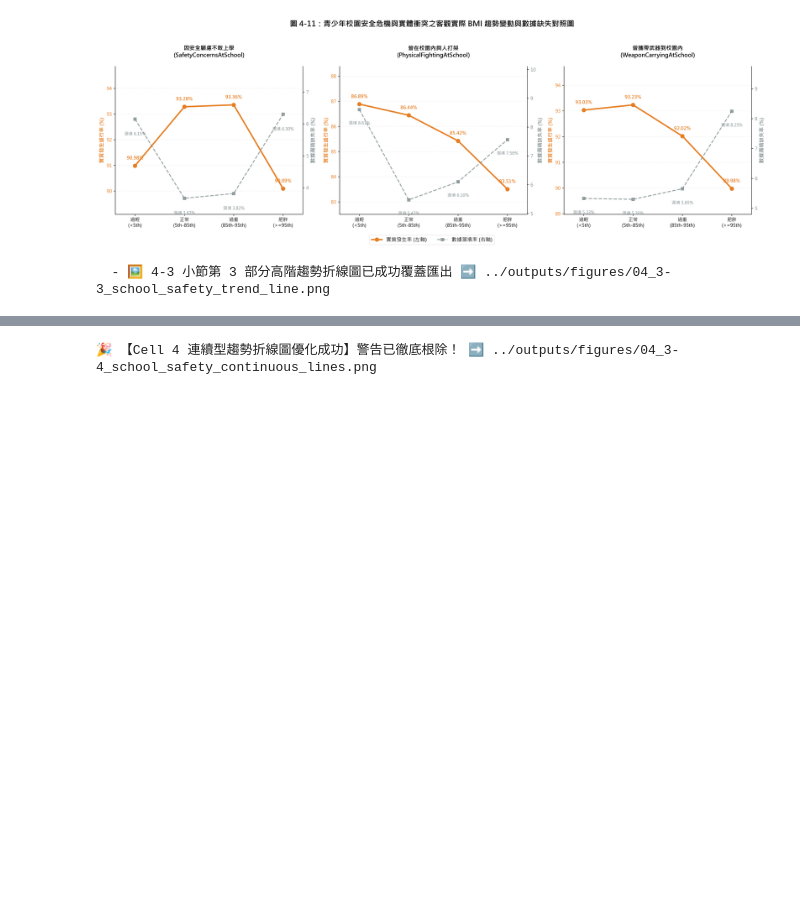
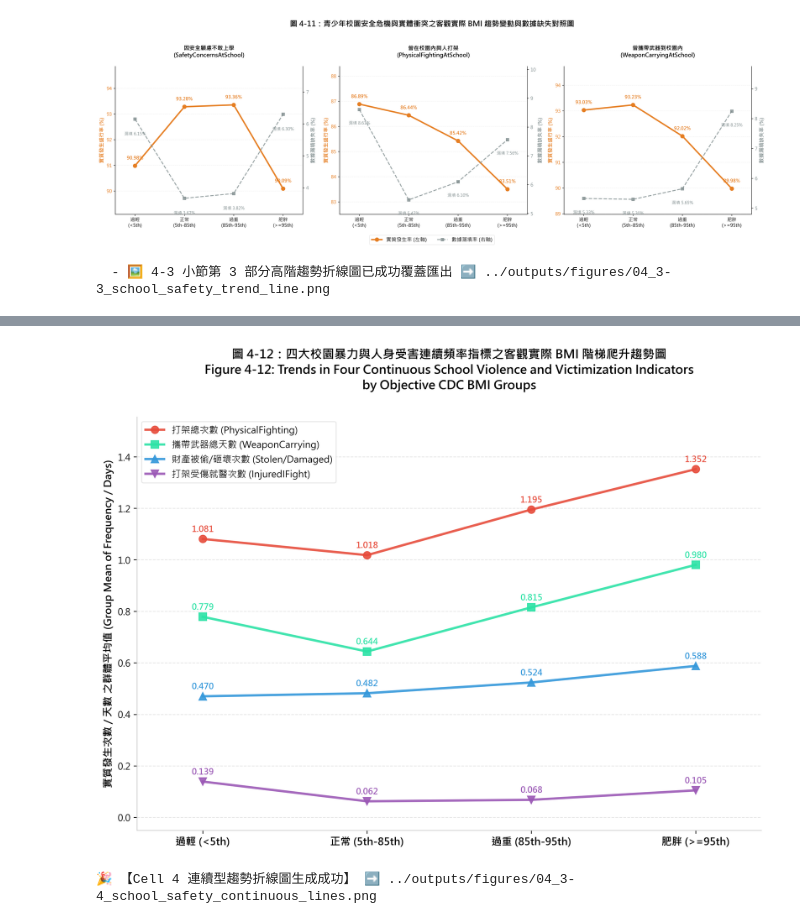
Before and after one commit to hung-cc/2026-Spring-Stat-2-Cycle-3, a Jupyter notebook: notebooks/04_extend_bmi_trends（3.&4.））.ipynb, the cells around one changed output, grey strips where cells are left out. Saved outputs shown, nothing was run; the diff lists cells and outputs as text; code cells hidden in the pictures; blank space fills up the shorter version.

```diff
--- a/notebooks/04_extend_bmi_trends（3.&4.））.ipynb
+++ b/notebooks/04_extend_bmi_trends（3.&4.））.ipynb
@@ -653,75 +651,88 @@ continuous_targets = {
 }
 
 # =========================================================================
-# 2. 畫布高規格規格初始化（升級為嚴謹的物件導向寫法，防止全域狀態衝突）
+# 2. 畫布規格初始化
 # =========================================================================
 plt.rcParams['font.family'] = ['Microsoft JhengHei', 'Arial', 'sans-serif']
 plt.rcParams['axes.unicode_minus'] = False
 
-# 🌟 採用官方標準的 subplots 初始化，不再使用舊式的 plt.figure()
-fig, ax = plt.subplots(figsize=(11, 7), dpi=300)
+fig, ax = plt.subplots(figsize=(12, 8), dpi=300)
 
 x_display_labels = ['過輕 (<5th)', '正常 (5th-85th)', '過重 (85th-95th)', '肥胖 (>=95th)']
 x_indices = np.arange(len(cdc_bmi_labels))
+
+# 用來動態計算全局最大值以控制 Y 軸上限
+absolute_max_val = 0.0
+all_series_means = {}
+
+# 先行計算所有數據以取得絕對最大值
+for raw_col, info in continuous_targets.items():
+    clean_col = f"{raw_col}_Cleaned_Freq"
+    df_plot_cont[clean_col] = df_plot_cont[raw_col].map(info['mapping'])
+    df_valid = df_plot_cont.dropna(subset=[clean_col, 'CDC_BMI_Group'])
+
+    means_by_group = []
+    for bmi_group in cdc_bmi_labels:
+        df_sub = df_valid[df_valid['CDC_BMI_Group'] == bmi_group]
+        means_by_group.append(np.mean(df_sub[clean_col].values) if len(df_sub) > 0 else 0.0)
+
+    all_series_means[raw_col] = means_by_group
+    if max(means_by_group) > absolute_max_val:
+        absolute_max_val = max(means_by_group)
 
 # =========================================================================
 # 3. 🚀 趨勢線渲染核心
 # =========================================================================
 for raw_col, info in continuous_targets.items():
-    clean_col = f"{raw_col}_Cleaned_Freq"
-    df_plot_cont[clean_col] = df_plot_cont[raw_col].map(info['mapping'])
-    df_valid = df_plot_cont.dropna(subset=[clean_col, 'CDC_BMI_Group'])
+    means_by_group = all_series_means[raw_col]
 
-    # 計算各分組實質平均值
-    means_by_group = []
-    for bmi_group in cdc_bmi_labels:
-        df_sub = df_valid[df_valid['CDC_BMI_Group'] == bmi_group]
-        means_by_group.append(np.mean(df_sub[clean_col].values) if len(df_sub) > 0 else 0.0)
-
-    # 🌟 全面將 plt. 換成 ax.，確保畫布精確度
     ax.plot(x_indices, means_by_group, marker=info['marker'], markersize=8,
             color=info['color'], linewidth=2.5, label=info['label'], alpha=0.9, zorder=3)
 
-    # 精準打印數據標籤 (浮在節點上方)
     for i, val in enumerate(means_by_group):
-        ax.text(i, val + 0.008, f"{val:.3f}", ha='center', va='bottom',
+        ax.text(i, val + (absolute_max_val * 0.015), f"{val:.3f}", ha='center', va='bottom',
                 color=info['color'], fontsize=9, fontweight='bold')
 
 # =========================================================================
-# 4. 圖表細節工藝美化
+# 4. 圖表細節工藝美化（中英雙語對照標題與軸線優化）
 # =========================================================================
-ax.set_title('圖 4-12：四大校園暴力與人身受害連續頻率指標之客觀實際 BMI 階梯爬升趨勢圖', fontsize=14, fontweight='bold', pad=25)
+bilingual_title = (
+    "圖 4-12：四大校園暴力與人身受害連續頻率指標之客觀實際 BMI 階梯爬升趨勢圖\n"
+    "Figure 4-12: Trends in Four Continuous School Violence and Victimization Indicators\n"
+    "by Objective CDC BMI Groups"
+)
+ax.set_title(bilingual_title, fontsize=13, fontweight='bold', pad=30, linespacing=1.3)
 ax.set_xticks(x_indices)
 ax.set_xticklabels(x_display_labels, fontsize=11, fontweight='bold')
-ax.set_xlim(-0.3, len(cdc_bmi_labels) - 0.7)
+ax.set_xlim(-0.4, len(cdc_bmi_labels) - 0.6)
 
-ax.set_ylabel('實質發生次數 / 天數 之群體平均值', fontsize=12, fontweight='bold')
-ax.set_ylim(-0.02, 0.48)
+ax.set_ylabel('實質發生次數 / 天數 之群體平均值 (Group Mean of Frequency / Days)', fontsize=11, fontweight='bold')
+ax.set_ylim(-0.05, absolute_max_val * 1.15)
 
 # 高級網格線與無框化
 ax.spines['top'].set_visible(False)
 ax.spines['right'].set_visible(False)
 ax.spines['left'].set_color('#cccccc')
 ax.spines['bottom'].set_color('#cccccc')
 ax.grid(axis='y', linestyle='--', alpha=0.5, color='#cccccc')
 ax.set_axisbelow(True)
 
-# 圖例盒優化
 ax.legend(loc='upper left', frameon=True, facecolor='white', edgecolor='#e2e2e2', fontsize=10, shadow=False)
 
-# 🌟 徹底拿掉造成警告的 plt.tight_layout()，全面交給 savefig 引擎自主縮放
-
 # =========================================================================
-# 5. 🚀 實體保鮮：高畫質另存新檔
+# 5. 🚀 實體保鮮與即時渲染
 # =========================================================================
 figure_output_dir = '../outputs/figures/'
 os.makedirs(figure_output_dir, exist_ok=True)
 
 figure_file_path = os.path.join(figure_output_dir, '04_3-4_school_safety_continuous_lines.png')
-# 🌟 透過 bbox_inches='tight'，Matplotlib 會在後台完美裁剪並保留所有元件，絕不切到任何中文
 plt.savefig(figure_file_path, bbox_inches='tight', dpi=300)
-plt.close(fig) # 釋放記憶體，避免 Jupyter 重複渲染
+plt.close(fig)
 
-print(f"🎉 【Cell 4 連續型趨勢折線圖優化成功】警告已徹底根除！ ➡️ {figure_file_path}")
+from IPython.display import Image, display
+display(Image(figure_file_path))
+
+print(f"🎉 【Cell 4 連續型趨勢折線圖生成成功】 ➡️ {figure_file_path}")
 # %% [output]
+[figure, added]
-🎉 【Cell 4 連續型趨勢折線圖優化成功】警告已徹底根除！ ➡️ ../outputs/figures/04_3-4_school_safety_continuous_lines.png
+🎉 【Cell 4 連續型趨勢折線圖生成成功】 ➡️ ../outputs/figures/04_3-4_school_safety_continuous_lines.png
```
Also changed, not shown: parts of 13 cells of this notebook, 12 other files.
